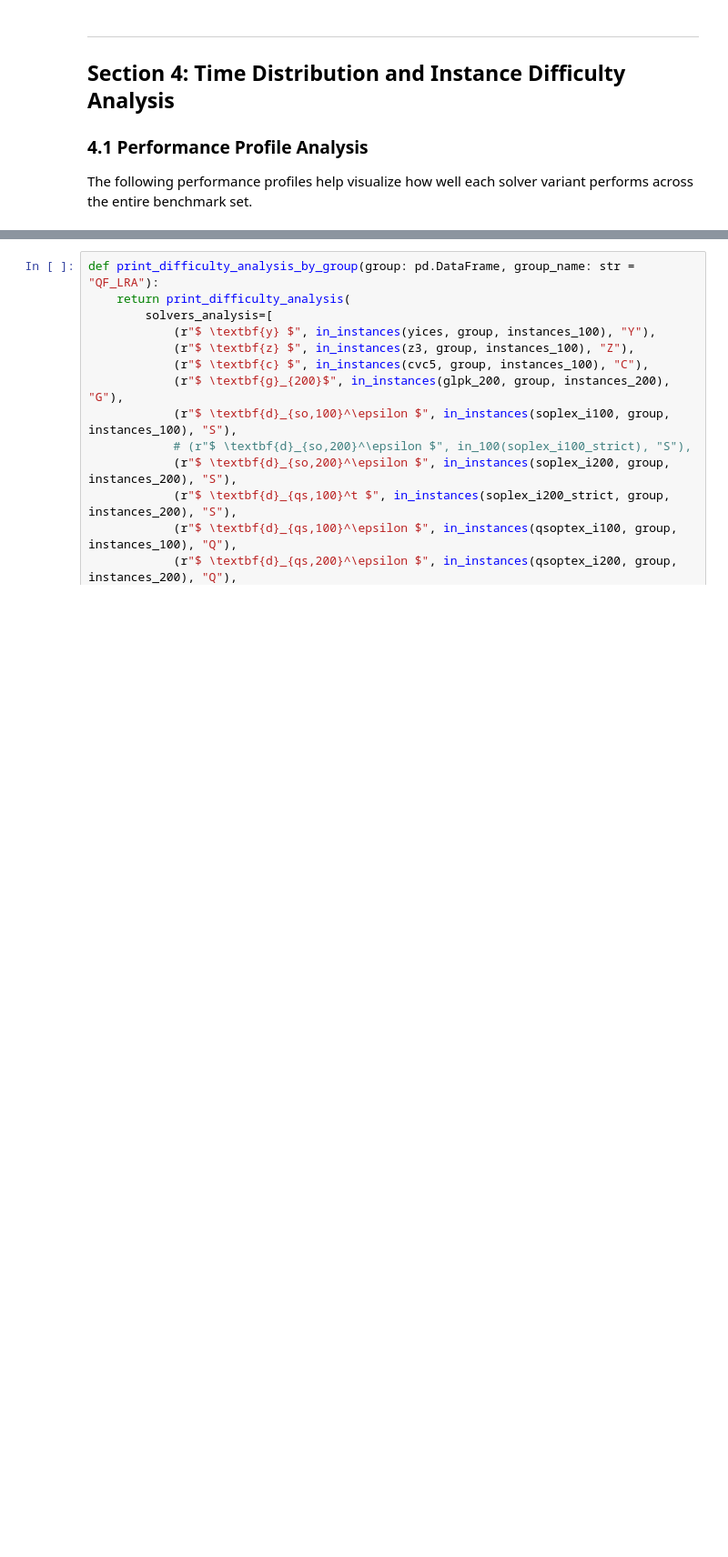
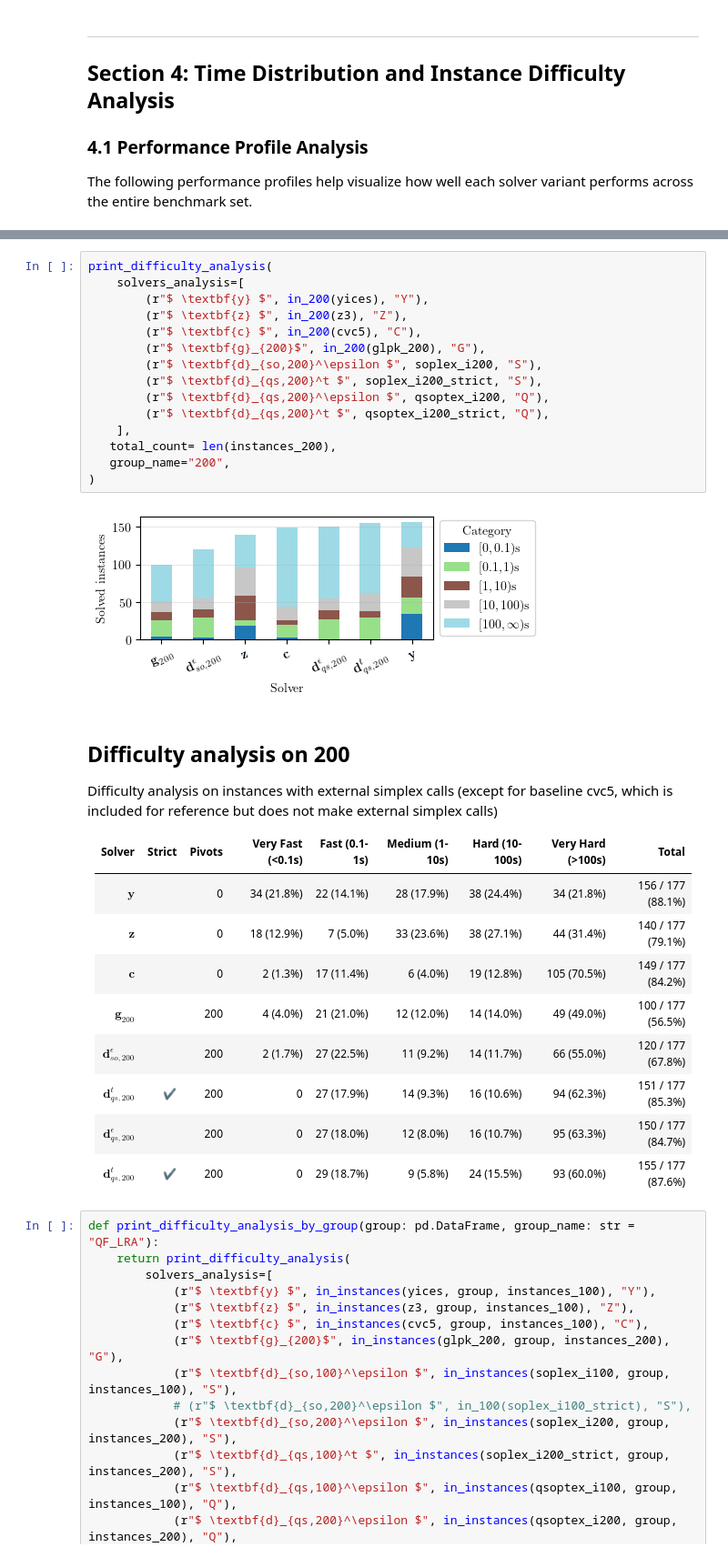
Before and after one commit to TendTo/dlinear, a Jupyter notebook: benchmarks/load_benchmarks.ipynb, the cells around one changed output, grey strips where cells are left out. Shown at 91% size. Saved outputs shown, nothing was run; the diff lists cells and outputs as text; blank space fills up the shorter version.

```diff
--- a/benchmarks/load_benchmarks.ipynb
+++ b/benchmarks/load_benchmarks.ipynb
@@ -815,3 +823,34 @@ Difficulty analysis on instances with external simplex calls (except for baselin
+# %%
+print_difficulty_analysis(
+    solvers_analysis=[
+        (r"$ \textbf{y} $", in_200(yices), "Y"),
+        (r"$ \textbf{z} $", in_200(z3), "Z"),
+        (r"$ \textbf{c} $", in_200(cvc5), "C"),
+        (r"$ \textbf{g}_{200}$", in_200(glpk_200), "G"),
+        (r"$ \textbf{d}_{so,200}^\epsilon $", soplex_i200, "S"),
+        (r"$ \textbf{d}_{qs,200}^t $", soplex_i200_strict, "S"),
+        (r"$ \textbf{d}_{qs,200}^\epsilon $", qsoptex_i200, "Q"),
+        (r"$ \textbf{d}_{qs,200}^t $", qsoptex_i200_strict, "Q"),
+    ],
+   total_count= len(instances_200),
+   group_name="200",
+)
+# %% [output]
+[figure, added]
+## Difficulty analysis on 200
+
+Difficulty analysis on instances with external simplex calls (except for baseline cvc5, which is included for reference but does not make external simplex calls)
+
+| Solver | Strict | Pivots | Very Fast (<0.1s) | Fast (0.1-1s) | Medium (1-10s) | Hard (10-100s) | Very Hard (>100s) | Total |
+| ------ | ------ | ------ | ----------------- | ------------- | -------------- | -------------- | ----------------- | ----- |
+| $ \textbf{y} $ |  | 0 | 34 (21.8%) | 22 (14.1%) | 28 (17.9%) | 38 (24.4%) | 34 (21.8%) | 156 / 177 (88.1%)
+| $ \textbf{z} $ |  | 0 | 18 (12.9%) | 7 (5.0%) | 33 (23.6%) | 38 (27.1%) | 44 (31.4%) | 140 / 177 (79.1%)
+| $ \textbf{c} $ |  | 0 | 2 (1.3%) | 17 (11.4%) | 6 (4.0%) | 19 (12.8%) | 105 (70.5%) | 149 / 177 (84.2%)
+| $ \textbf{g}_{200}$ |  | 200 | 4 (4.0%) | 21 (21.0%) | 12 (12.0%) | 14 (14.0%) | 49 (49.0%) | 100 / 177 (56.5%)
+| $ \textbf{d}_{so,200}^\epsilon $ |  | 200 | 2 (1.7%) | 27 (22.5%) | 11 (9.2%) | 14 (11.7%) | 66 (55.0%) | 120 / 177 (67.8%)
+| $ \textbf{d}_{qs,200}^t $ | ✔ | 200 | 0 | 27 (17.9%) | 14 (9.3%) | 16 (10.6%) | 94 (62.3%) | 151 / 177 (85.3%)
+| $ \textbf{d}_{qs,200}^\epsilon $ |  | 200 | 0 | 27 (18.0%) | 12 (8.0%) | 16 (10.7%) | 95 (63.3%) | 150 / 177 (84.7%)
+| $ \textbf{d}_{qs,200}^t $ | ✔ | 200 | 0 | 29 (18.7%) | 9 (5.8%) | 24 (15.5%) | 93 (60.0%) | 155 / 177 (87.6%)
 # %%
 def print_difficulty_analysis_by_group(group: pd.DataFrame, group_name: str = "QF_LRA"):
     return print_difficulty_analysis(
```
Also changed, not shown: parts of 2 cells of this notebook.
